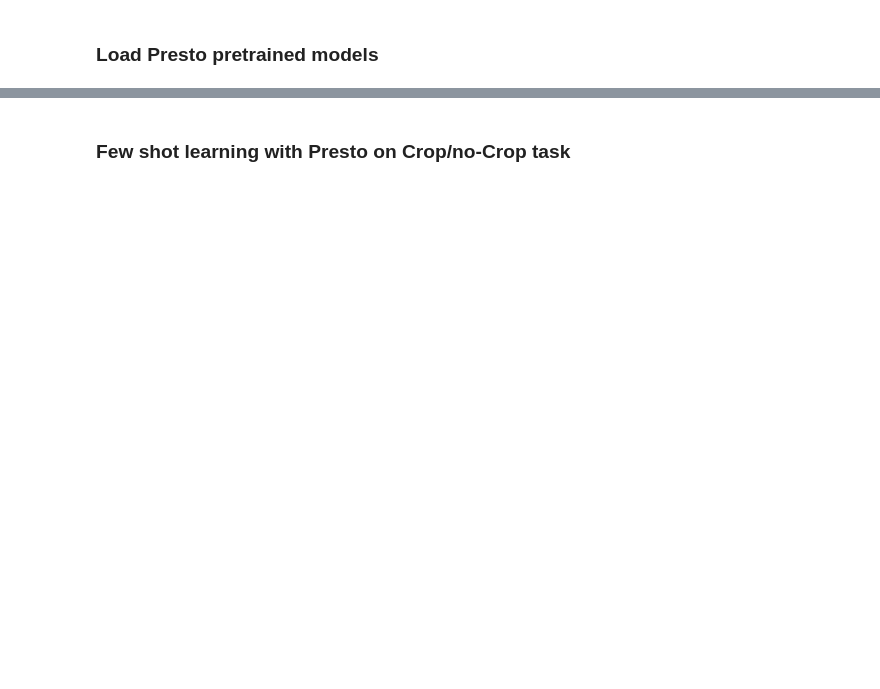
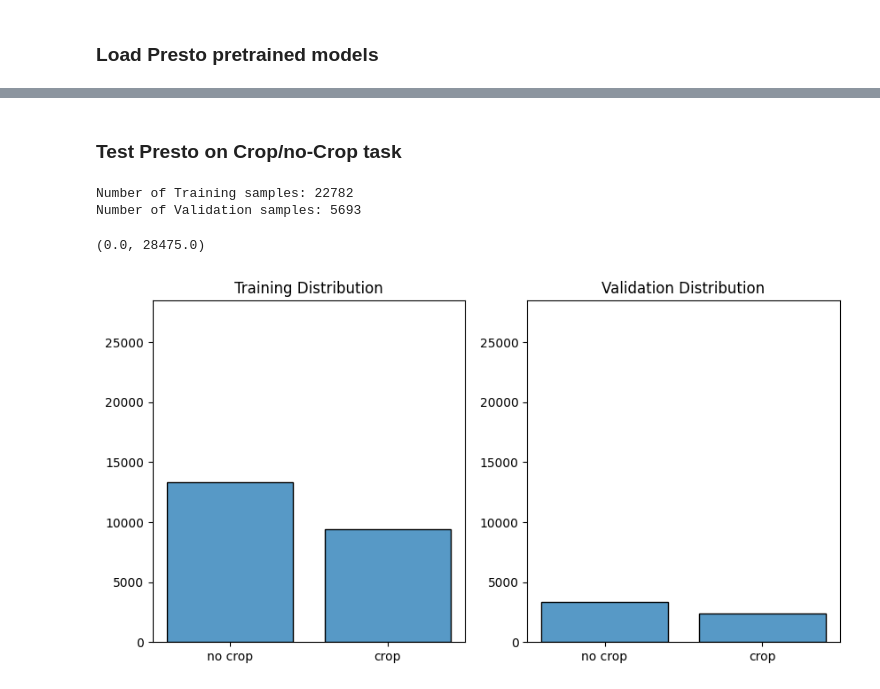
Before and after one commit to ScaleAGData/scaleag-vito, a Jupyter notebook: notebooks/demo_presto_few_shot_learning.ipynb, the cells around one changed output, grey strips where cells are left out. Saved outputs shown, nothing was run; the diff lists cells and outputs as text; code cells hidden in the pictures; blank space fills up the shorter version.

Commit message:
merged openeo cubes. added plots and evaluation for binary classification

```diff
--- a/notebooks/demo_presto_few_shot_learning.ipynb
+++ b/notebooks/demo_presto_few_shot_learning.ipynb
@@ -147,2 +193,2 @@ metrics
 # %% [markdown]
-### Few shot learning with Presto on Crop/no-Crop task
+### Test Presto on Crop/no-Crop task
@@ -183,0 +195,57 @@ wc_dl_val = DataLoader(
+# %%
+import pandas as pd
+
+# Load WorldCereal datasets from artifactory
+wc_train_dataset = pd.read_parquet(
+    "/home/vito/millig/gio/data/presto_ft/rawts-10d_train.parquet"
+)
+
+wc_val_dataset = pd.read_parquet(
+    "/home/vito/millig/gio/data/presto_ft/rawts-10d_val.parquet"
+)
+
+def filter_remove_noncrops(df: pd.DataFrame) -> pd.DataFrame:
+    crop_labels = [10, 11, 12, 13]
+    df = df.loc[df.LANDCOVER_LABEL.isin(crop_labels)]
+    return df
+
+wc_train_dataset = filter_remove_noncrops(wc_train_dataset).sample(frac=0.05)
+wc_val_dataset = filter_remove_noncrops(wc_val_dataset).sample(frac=0.05)
+
+# convert the target variable to binary
+wc_train_dataset["LANDCOVER_LABEL"] = (
+    wc_train_dataset["LANDCOVER_LABEL"] == 11
+).astype(int)
+
+wc_val_dataset["LANDCOVER_LABEL"] = (
+    wc_val_dataset["LANDCOVER_LABEL"] == 11
+    ).astype(int)
+
+print(f"Number of Training samples: {len(wc_train_dataset)}")
+print(f"Number of Validation samples: {len(wc_val_dataset)}")
+# %% [output]
+Number of Training samples: 22782
+Number of Validation samples: 5693
+# %%
+import matplotlib.pyplot as plt
+import seaborn as sns
+
+fig, ax = plt.subplots(1, 2, figsize=(10, 5))
+sns.histplot(wc_train_dataset["LANDCOVER_LABEL"], ax=ax[0], discrete=True, shrink=0.8)
+ax[0].set_title("Training Distribution")
+ax[0].set_xticks([0, 1])
+ax[0].set_xticklabels(["no crop", "crop"])
+ax[0].set_xlabel("")
+ax[0].set_ylabel("")
+ax[0].set_ylim(0, len(wc_train_dataset) + len(wc_val_dataset))
+
+sns.histplot(wc_val_dataset["LANDCOVER_LABEL"], ax=ax[1], discrete=True, shrink=0.8)
+ax[1].set_title("Validation Distribution")
+ax[1].set_xticks([0, 1])
+ax[1].set_xticklabels(["no crop", "crop"])
+ax[1].set_xlabel("")
+ax[1].set_ylabel("")
+ax[1].set_ylim(0, len(wc_train_dataset) + len(wc_val_dataset))
+# %% [output]
+(0.0, 28475.0)
+[figure, added]
```
Also changed, not shown: parts of 27 cells of this notebook, 4 other files.
